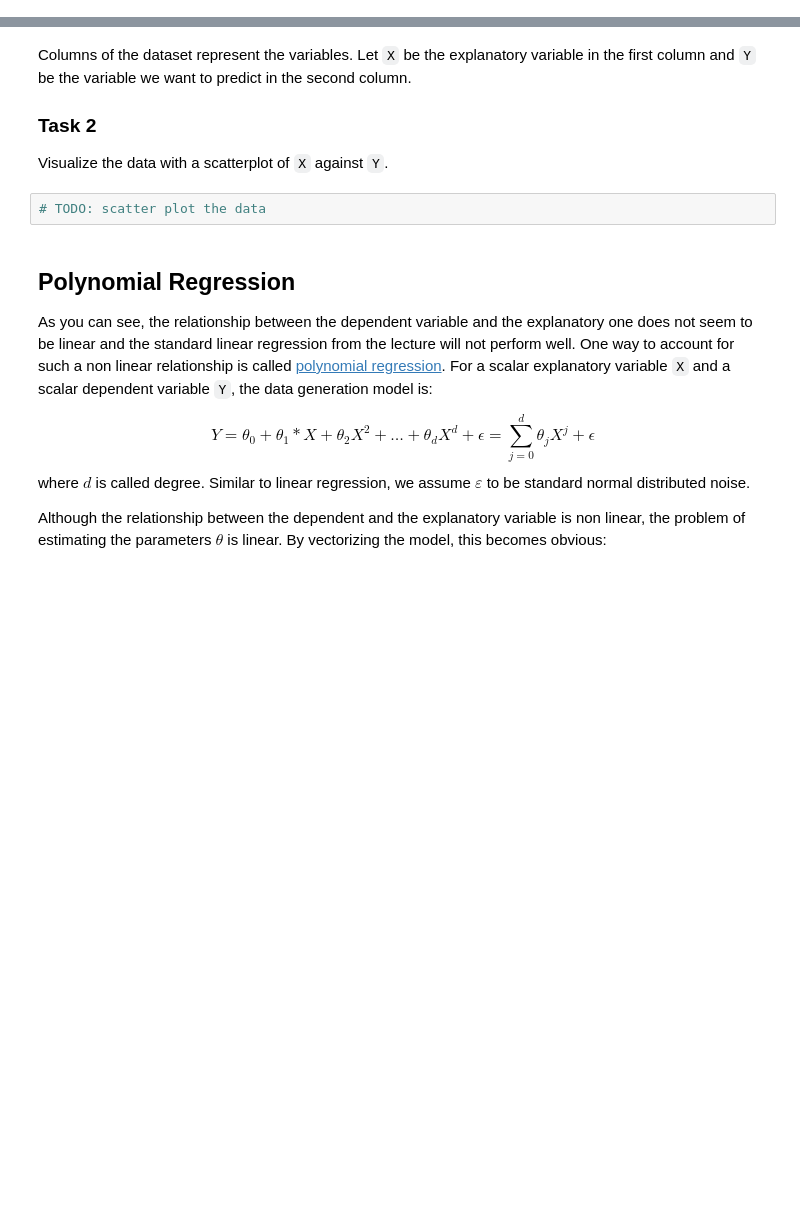
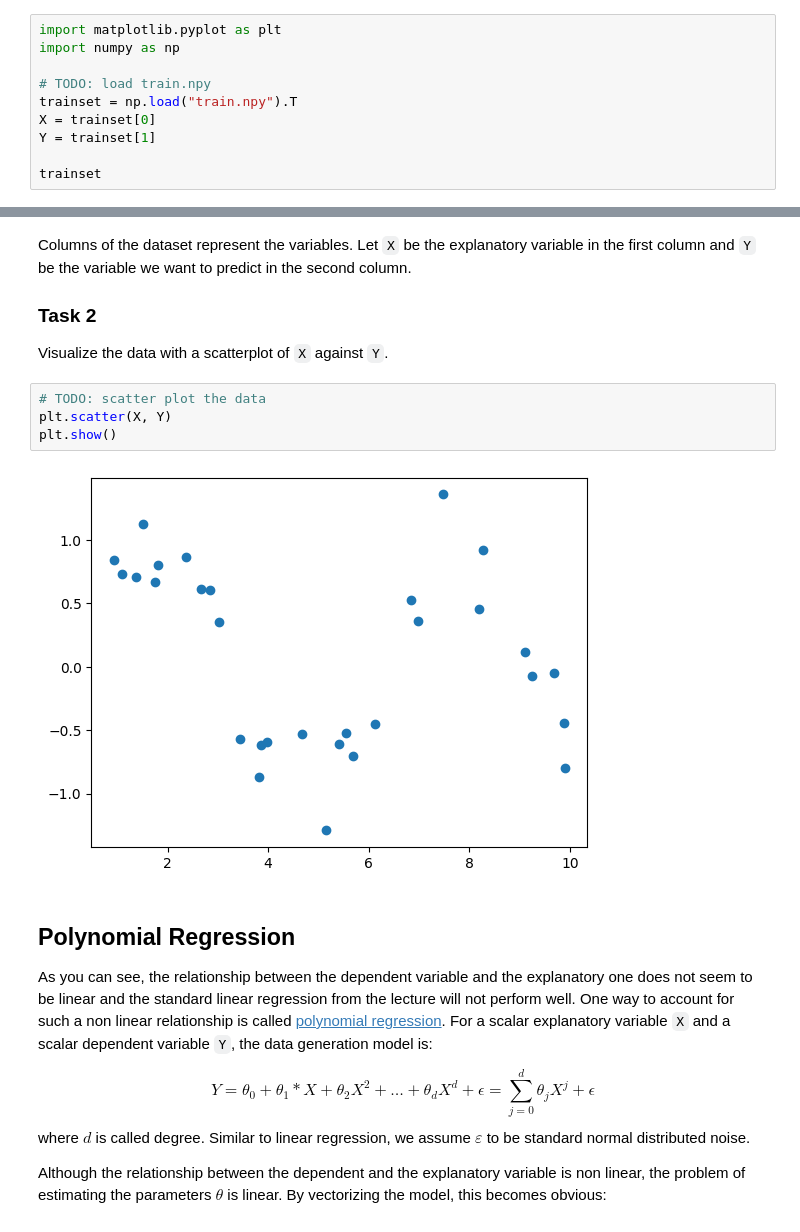
Before and after one commit to HerrMotz/AGDML-Lab, a Jupyter notebook: 02_Polynomial_Regression/02_Polynomial_Regression.ipynb, the cells around one changed output, grey strips where cells are left out. Saved outputs shown, nothing was run; the diff lists cells and outputs as text; blank space fills up the shorter version.

```diff
--- a/02_Polynomial_Regression/02_Polynomial_Regression.ipynb
+++ b/02_Polynomial_Regression/02_Polynomial_Regression.ipynb
@@ -41,0 +40,10 @@ Load this Dataset using the [`np.load`](https://numpy.org/doc/stable/reference/g
+# %%
+import matplotlib.pyplot as plt
+import numpy as np
+
+# TODO: load train.npy
+trainset = np.load("train.npy").T
+X = trainset[0]
+Y = trainset[1]
+
+trainset
@@ -46,6 +67,10 @@ Columns of the dataset represent the variables. Let `X` be the explanatory varia
 Visualize the data with a scatterplot of `X` against `Y`.
 # %%
 # TODO: scatter plot the data
+plt.scatter(X, Y)
+plt.show()
+# %% [output]
+[figure, added]
 # %% [markdown]
 ## Polynomial Regression
 As you can see, the relationship between the dependent variable and the explanatory one does not seem to be linear and the standard linear regression from the lecture will not perform well. One way to account for such a non linear relationship is called [polynomial regression](https://en.wikipedia.org/wiki/Polynomial_regression). For a scalar explanatory variable `X` and a scalar dependent variable `Y`, the data generation model is:
```
Also changed, not shown: parts of 13 cells of this notebook, 1 other file.
